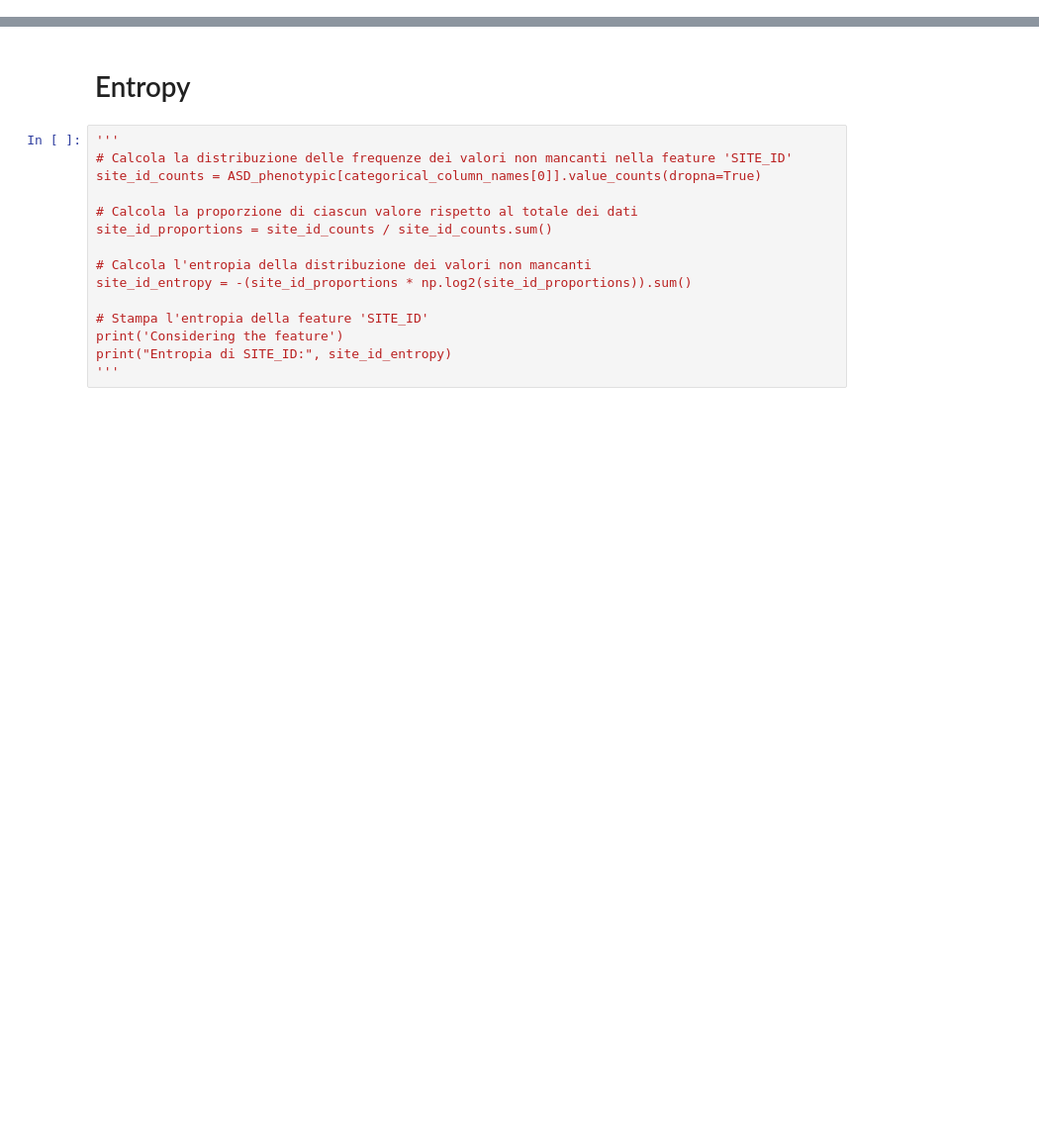
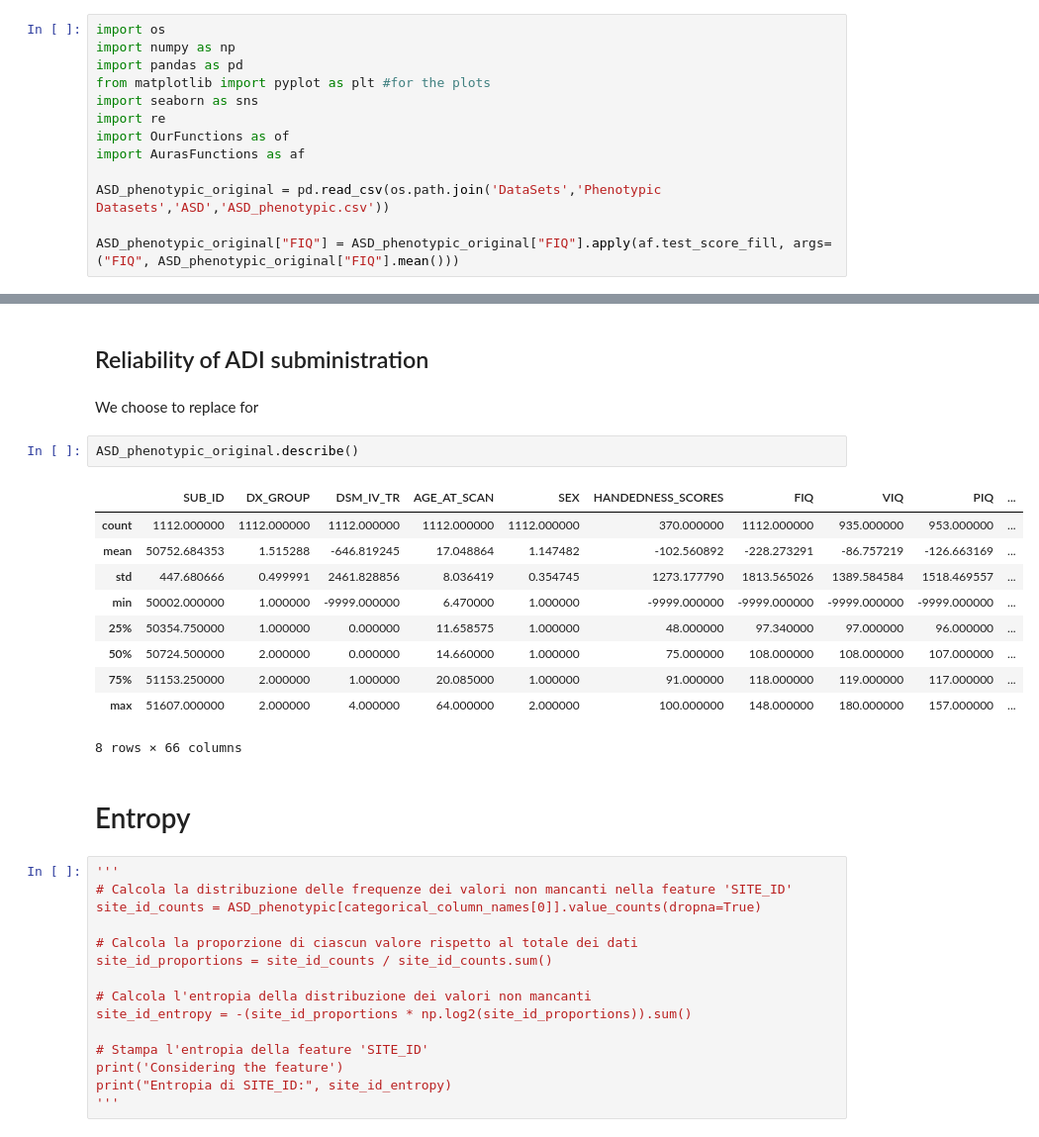
Before and after one commit to AuraNatale/AutismDataMining, a Jupyter notebook: Source Code/delete_maybe.ipynb, the cells around one changed output, grey strips where cells are left out. Shown: that part at 99% size. Saved outputs shown, nothing was run; the diff lists cells and outputs as text; blank space fills up the shorter version.

```diff
--- a/Source Code/delete_maybe.ipynb
+++ b/Source Code/delete_maybe.ipynb
@@ -0,0 +1,13 @@
+# %%
+import os
+import numpy as np
+import pandas as pd
+from matplotlib import pyplot as plt #for the plots
+import seaborn as sns
+import re
+import OurFunctions as of
+import AurasFunctions as af
+
+ASD_phenotypic_original = pd.read_csv(os.path.join('DataSets','Phenotypic Datasets','ASD','ASD_phenotypic.csv'))
+
+ASD_phenotypic_original["FIQ"] = ASD_phenotypic_original["FIQ"].apply(af.test_score_fill, args=("FIQ", ASD_phenotypic_original["FIQ"].mean()))
@@ -1,3 +28,20 @@
+# %% [markdown]
+## Reliability of ADI subministration
+# %% [markdown]
+We choose to replace for
+# %%
+ASD_phenotypic_original.describe()
+# %% [output]
+|  | SUB_ID | DX_GROUP | DSM_IV_TR | AGE_AT_SCAN | SEX | HANDEDNESS_SCORES | FIQ | VIQ | PIQ | ... |
+| count | 1112.000000 | 1112.000000 | 1112.000000 | 1112.000000 | 1112.000000 | 370.000000 | 1112.000000 | 935.000000 | 953.000000 | ... |
+| mean | 50752.684353 | 1.515288 | -646.819245 | 17.048864 | 1.147482 | -102.560892 | -228.273291 | -86.757219 | -126.663169 | ... |
+| std | 447.680666 | 0.499991 | 2461.828856 | 8.036419 | 0.354745 | 1273.177790 | 1813.565026 | 1389.584584 | 1518.469557 | ... |
+| min | 50002.000000 | 1.000000 | -9999.000000 | 6.470000 | 1.000000 | -9999.000000 | -9999.000000 | -9999.000000 | -9999.000000 | ... |
+| 25% | 50354.750000 | 1.000000 | 0.000000 | 11.658575 | 1.000000 | 48.000000 | 97.340000 | 97.000000 | 96.000000 | ... |
+| 50% | 50724.500000 | 2.000000 | 0.000000 | 14.660000 | 1.000000 | 75.000000 | 108.000000 | 108.000000 | 107.000000 | ... |
+| 75% | 51153.250000 | 2.000000 | 1.000000 | 20.085000 | 1.000000 | 91.000000 | 118.000000 | 119.000000 | 117.000000 | ... |
+| max | 51607.000000 | 2.000000 | 4.000000 | 64.000000 | 2.000000 | 100.000000 | 148.000000 | 180.000000 | 157.000000 | ... |
+8 rows × 66 columns
 # %% [markdown]
 # Entropy
 # %%
```
Also changed, not shown: parts of 5 cells of this notebook, 1 other file.
